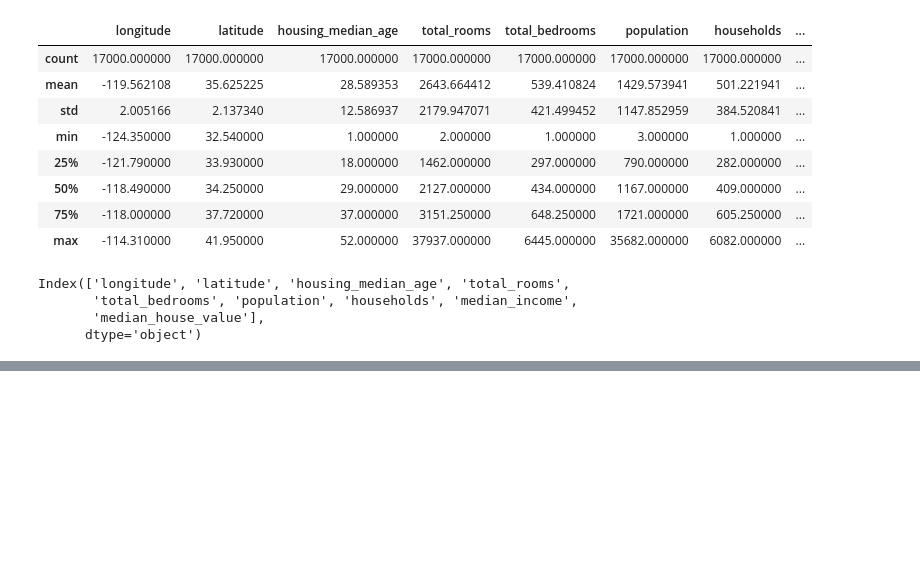
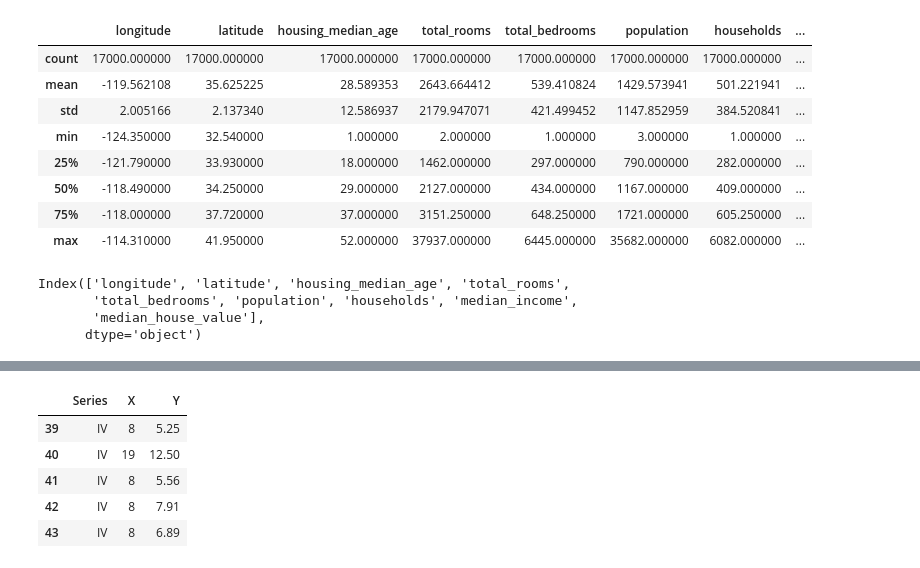
Before and after one commit to mail2chandanadasari-code/ML_LAB_2026-27, a Jupyter notebook: Pandas.ipynb, the cells around one changed output, grey strips where cells are left out. Cells and saved outputs as stored; diff of their text form; code cells hidden in the pictures; blank space fills up the shorter version.

```diff
--- a/Pandas.ipynb
+++ b/Pandas.ipynb
@@ -54,0 +64,9 @@ FileNotFoundError: [Errno 2] No such file or directory: '/content/simple.txt'
+# %%
+df.tail()
+# %% [output]
+|  | Series | X | Y |
+| 39 | IV | 8 | 5.25 |
+| 40 | IV | 19 | 12.50 |
+| 41 | IV | 8 | 5.56 |
+| 42 | IV | 8 | 7.91 |
+| 43 | IV | 8 | 6.89 |
```
Also changed, not shown: parts of 5 cells of this notebook.
